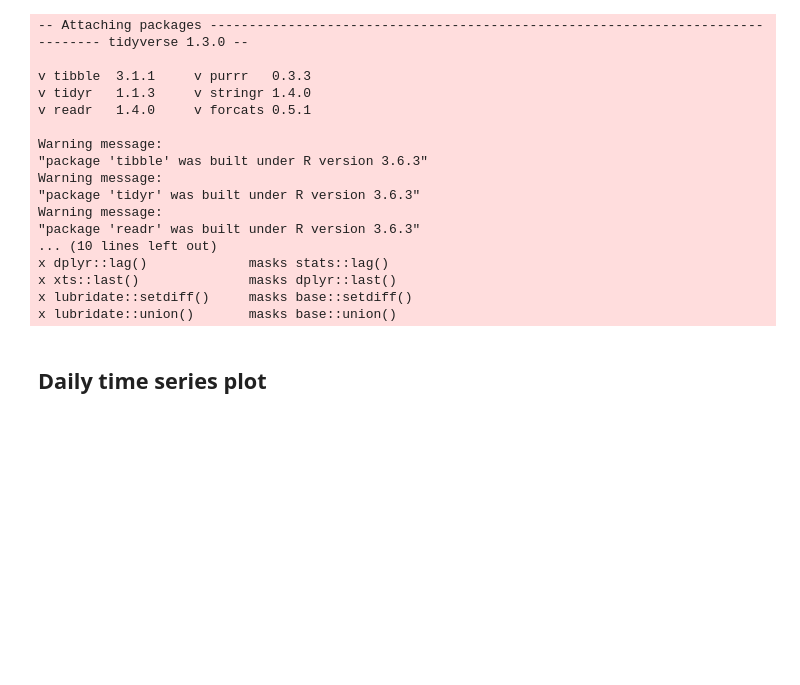
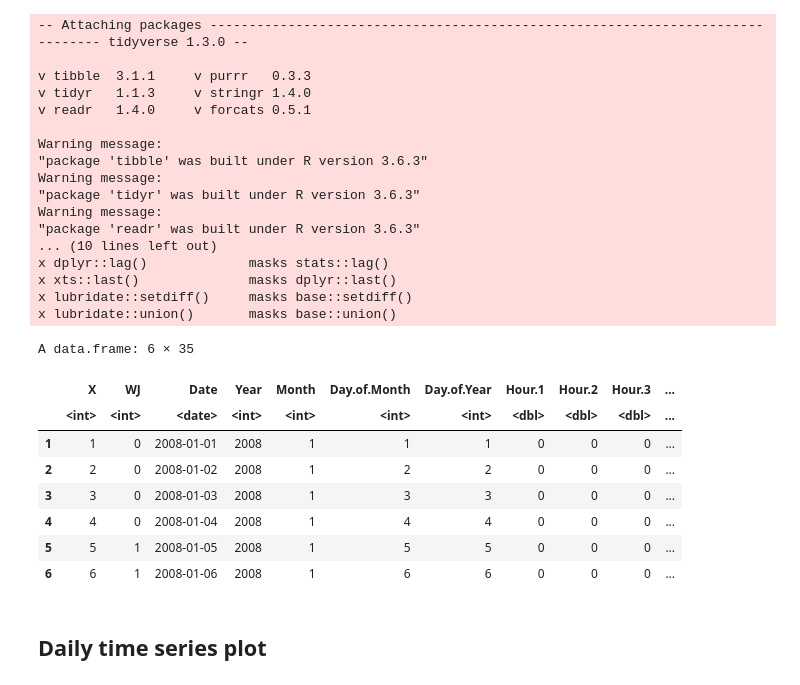
Before and after one commit to narslab/treem, a Jupyter notebook: bin/jupyter/energy-consumption-analysis.ipynb, the cells around one changed output. Cells and saved outputs as stored; diff of their text form; code cells hidden in the pictures; blank space fills up the shorter version.

```diff
--- a/bin/jupyter/energy-consumption-analysis.ipynb
+++ b/bin/jupyter/energy-consumption-analysis.ipynb
@@ -52,6 +52,18 @@ x dplyr::lag()             masks stats::lag()
 x xts::last()              masks dplyr::last()
 x lubridate::setdiff()     masks base::setdiff()
 x lubridate::union()       masks base::union()
+# %%
+head(wholedata_frame)
+# %% [output]
+A data.frame: 6 × 35
+|  | X | WJ | Date | Year | Month | Day.of.Month | Day.of.Year | Hour.1 | Hour.2 | Hour.3 | ... |
+|  | <int> | <int> | <date> | <int> | <int> | <int> | <int> | <dbl> | <dbl> | <dbl> | ... |
+| 1 | 1 | 0 | 2008-01-01 | 2008 | 1 | 1 | 1 | 0 | 0 | 0 | ... |
+| 2 | 2 | 0 | 2008-01-02 | 2008 | 1 | 2 | 2 | 0 | 0 | 0 | ... |
+| 3 | 3 | 0 | 2008-01-03 | 2008 | 1 | 3 | 3 | 0 | 0 | 0 | ... |
+| 4 | 4 | 0 | 2008-01-04 | 2008 | 1 | 4 | 4 | 0 | 0 | 0 | ... |
+| 5 | 5 | 1 | 2008-01-05 | 2008 | 1 | 5 | 5 | 0 | 0 | 0 | ... |
+| 6 | 6 | 1 | 2008-01-06 | 2008 | 1 | 6 | 6 | 0 | 0 | 0 | ... |
 # %% [markdown]
 ## Daily time series plot
 # %%
```
Also changed, not shown: parts of 1 cell of this notebook, 8 other files.
